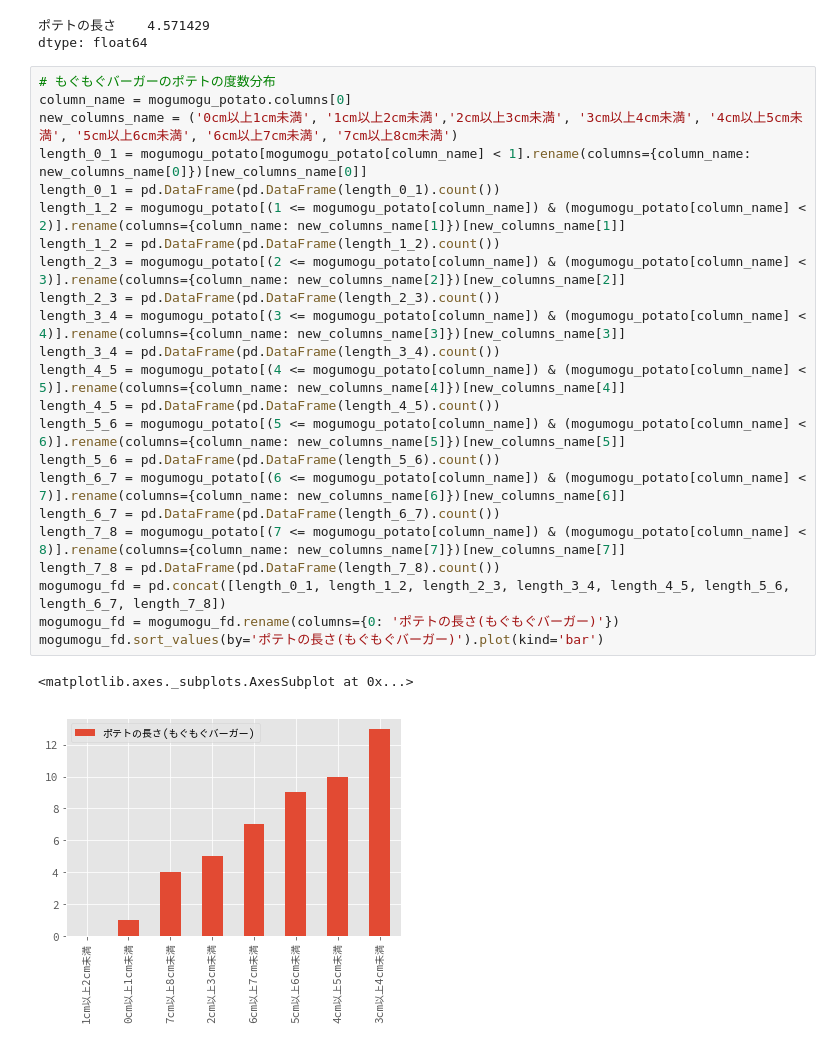
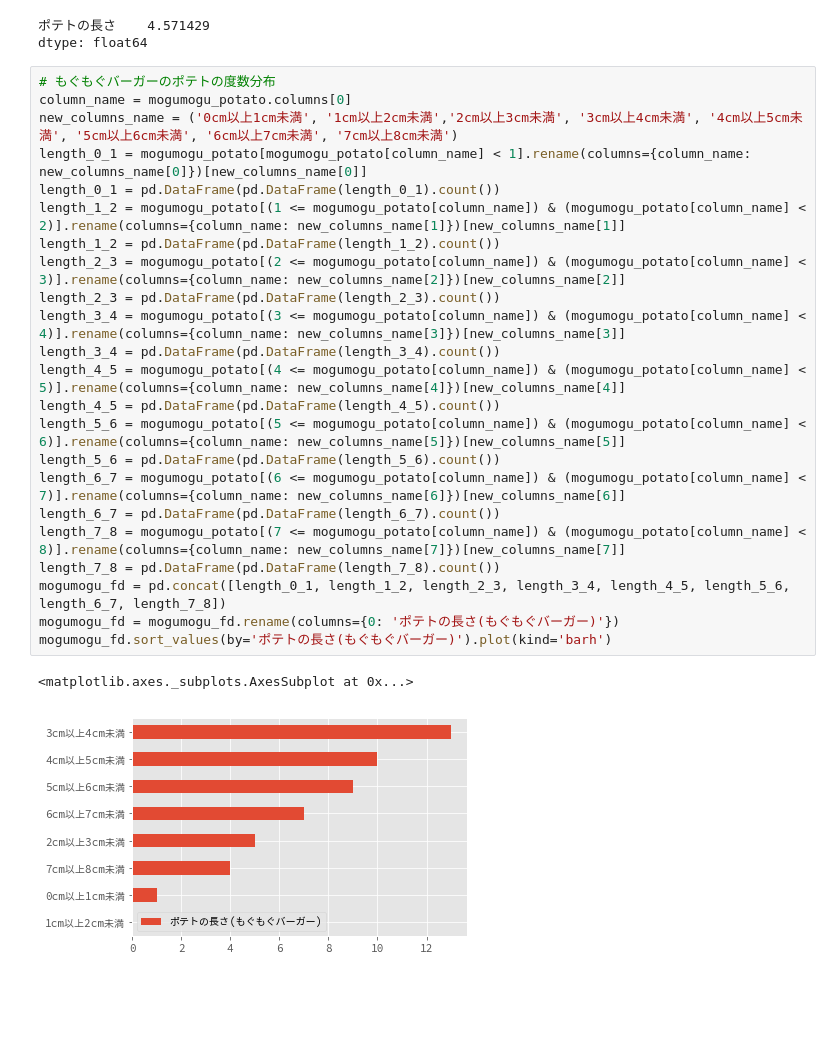
Before and after one commit to kaneshirok/hamburger_statistics, a Jupyter notebook: hamburger_statistics.ipynb, the cells around one changed output. Cells and saved outputs as stored; diff of their text form; blank space fills up the shorter version.

```diff
--- a/hamburger_statistics.ipynb
+++ b/hamburger_statistics.ipynb
@@ -58,29 +58,29 @@ dtype: float64
 # %%
 # もぐもぐバーガーのポテトの度数分布
 column_name = mogumogu_potato.columns[0]
 new_columns_name = ('0cm以上1cm未満', '1cm以上2cm未満','2cm以上3cm未満', '3cm以上4cm未満', '4cm以上5cm未満', '5cm以上6cm未満', '6cm以上7cm未満', '7cm以上8cm未満')
 length_0_1 = mogumogu_potato[mogumogu_potato[column_name] < 1].rename(columns={column_name: new_columns_name[0]})[new_columns_name[0]]
 length_0_1 = pd.DataFrame(pd.DataFrame(length_0_1).count())
 length_1_2 = mogumogu_potato[(1 <= mogumogu_potato[column_name]) & (mogumogu_potato[column_name] < 2)].rename(columns={column_name: new_columns_name[1]})[new_columns_name[1]]
 length_1_2 = pd.DataFrame(pd.DataFrame(length_1_2).count())
 length_2_3 = mogumogu_potato[(2 <= mogumogu_potato[column_name]) & (mogumogu_potato[column_name] < 3)].rename(columns={column_name: new_columns_name[2]})[new_columns_name[2]]
 length_2_3 = pd.DataFrame(pd.DataFrame(length_2_3).count())
 length_3_4 = mogumogu_potato[(3 <= mogumogu_potato[column_name]) & (mogumogu_potato[column_name] < 4)].rename(columns={column_name: new_columns_name[3]})[new_columns_name[3]]
 length_3_4 = pd.DataFrame(pd.DataFrame(length_3_4).count())
 length_4_5 = mogumogu_potato[(4 <= mogumogu_potato[column_name]) & (mogumogu_potato[column_name] < 5)].rename(columns={column_name: new_columns_name[4]})[new_columns_name[4]]
 length_4_5 = pd.DataFrame(pd.DataFrame(length_4_5).count())
 length_5_6 = mogumogu_potato[(5 <= mogumogu_potato[column_name]) & (mogumogu_potato[column_name] < 6)].rename(columns={column_name: new_columns_name[5]})[new_columns_name[5]]
 length_5_6 = pd.DataFrame(pd.DataFrame(length_5_6).count())
 length_6_7 = mogumogu_potato[(6 <= mogumogu_potato[column_name]) & (mogumogu_potato[column_name] < 7)].rename(columns={column_name: new_columns_name[6]})[new_columns_name[6]]
 length_6_7 = pd.DataFrame(pd.DataFrame(length_6_7).count())
 length_7_8 = mogumogu_potato[(7 <= mogumogu_potato[column_name]) & (mogumogu_potato[column_name] < 8)].rename(columns={column_name: new_columns_name[7]})[new_columns_name[7]]
 length_7_8 = pd.DataFrame(pd.DataFrame(length_7_8).count())
 mogumogu_fd = pd.concat([length_0_1, length_1_2, length_2_3, length_3_4, length_4_5, length_5_6, length_6_7, length_7_8])
 mogumogu_fd = mogumogu_fd.rename(columns={0: 'ポテトの長さ(もぐもぐバーガー)'})
-mogumogu_fd.sort_values(by='ポテトの長さ(もぐもぐバーガー)').plot(kind='bar')
+mogumogu_fd.sort_values(by='ポテトの長さ(もぐもぐバーガー)').plot(kind='barh')
 # %% [output]
 <matplotlib.axes._subplots.AxesSubplot at 0x...>
-[figure, old version]
+[figure, new version]
 # %%
 #わくわくバーガーのポテトの度数分布
 column_name = wakuwaku_potato.columns[0]
```
Also changed, not shown: parts of 4 cells of this notebook, 2 other files.
